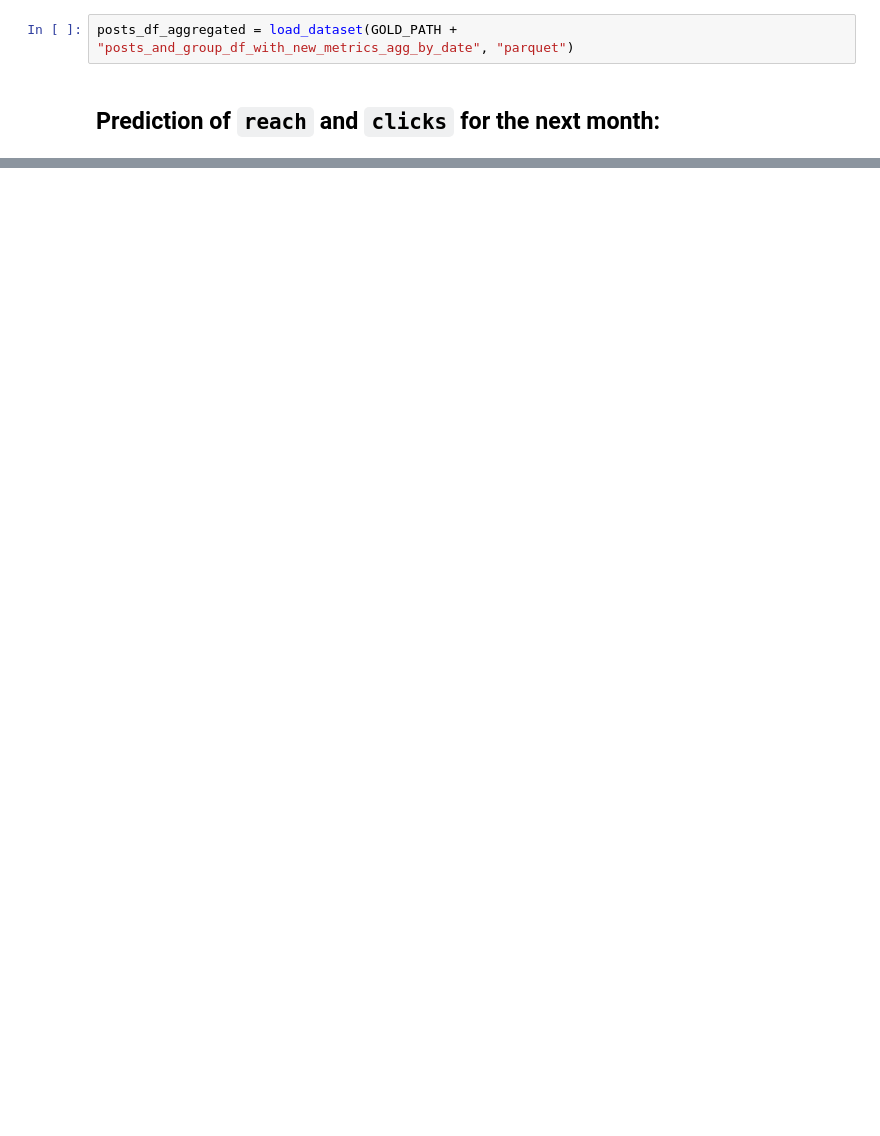
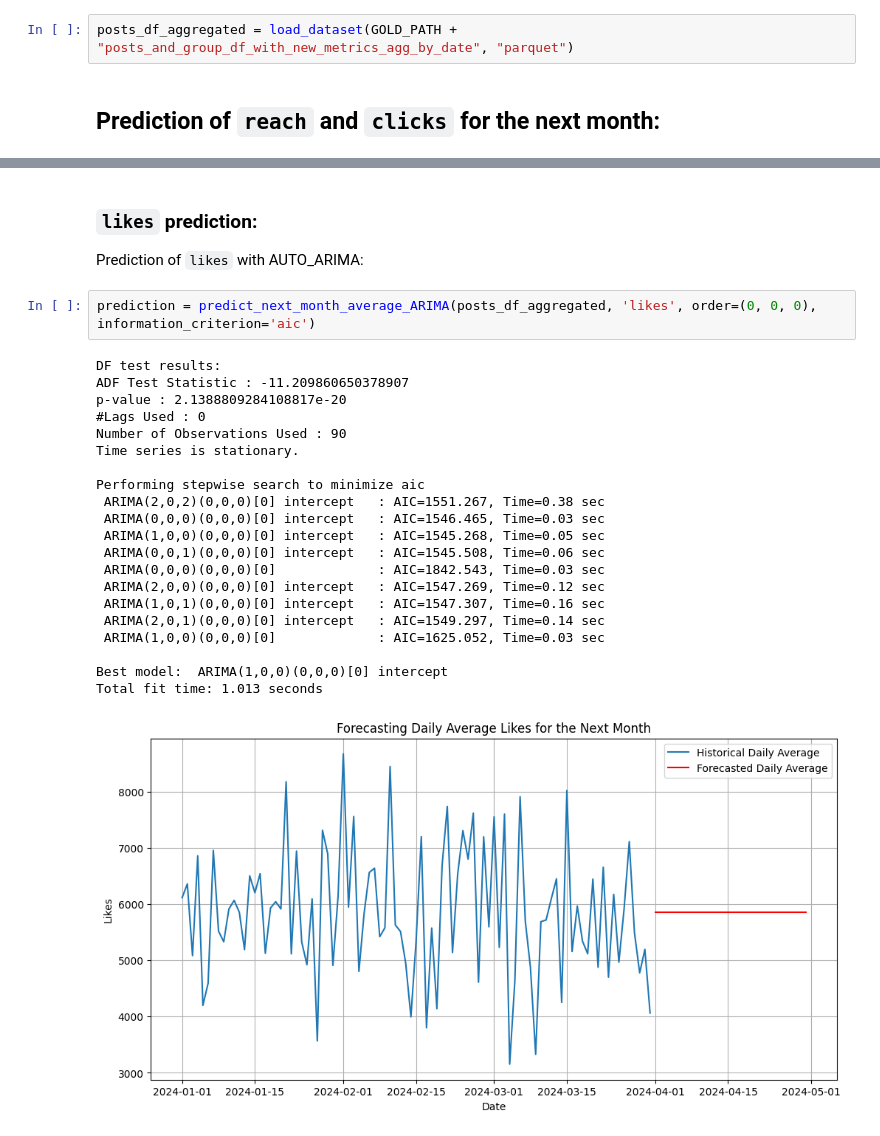
Before and after one commit to KKDD41/DA_Assignment_1, a Jupyter notebook: Reach_and_Likes_Prediction.ipynb, the cells around one changed output, grey strips where cells are left out. Drawn from its saved outputs; the diff is of its cells as text; blank space fills up the shorter version.

```diff
--- a/Reach_and_Likes_Prediction.ipynb
+++ b/Reach_and_Likes_Prediction.ipynb
@@ -33,0 +100,28 @@ posts_df_aggregated = load_dataset(GOLD_PATH + "posts_and_group_df_with_new_metr
+# %% [markdown]
+### `likes` prediction:
+
+Prediction of `likes` with AUTO_ARIMA:
+# %%
+prediction = predict_next_month_average_ARIMA(posts_df_aggregated, 'likes', order=(0, 0, 0), information_criterion='aic')
+# %% [output]
+DF test results:
+ADF Test Statistic : -11.209860650378907
+p-value : 2.1388809284108817e-20
+#Lags Used : 0
+Number of Observations Used : 90
+Time series is stationary.
+
+Performing stepwise search to minimize aic
+ ARIMA(2,0,2)(0,0,0)[0] intercept   : AIC=1551.267, Time=0.38 sec
+ ARIMA(0,0,0)(0,0,0)[0] intercept   : AIC=1546.465, Time=0.03 sec
+ ARIMA(1,0,0)(0,0,0)[0] intercept   : AIC=1545.268, Time=0.05 sec
+ ARIMA(0,0,1)(0,0,0)[0] intercept   : AIC=1545.508, Time=0.06 sec
+ ARIMA(0,0,0)(0,0,0)[0]             : AIC=1842.543, Time=0.03 sec
+ ARIMA(2,0,0)(0,0,0)[0] intercept   : AIC=1547.269, Time=0.12 sec
+ ARIMA(1,0,1)(0,0,0)[0] intercept   : AIC=1547.307, Time=0.16 sec
+ ARIMA(2,0,1)(0,0,0)[0] intercept   : AIC=1549.297, Time=0.14 sec
+ ARIMA(1,0,0)(0,0,0)[0]             : AIC=1625.052, Time=0.03 sec
+
+Best model:  ARIMA(1,0,0)(0,0,0)[0] intercept
+Total fit time: 1.013 seconds
+[figure, added]
```
Also changed, not shown: parts of 17 cells of this notebook, 4 other files.
